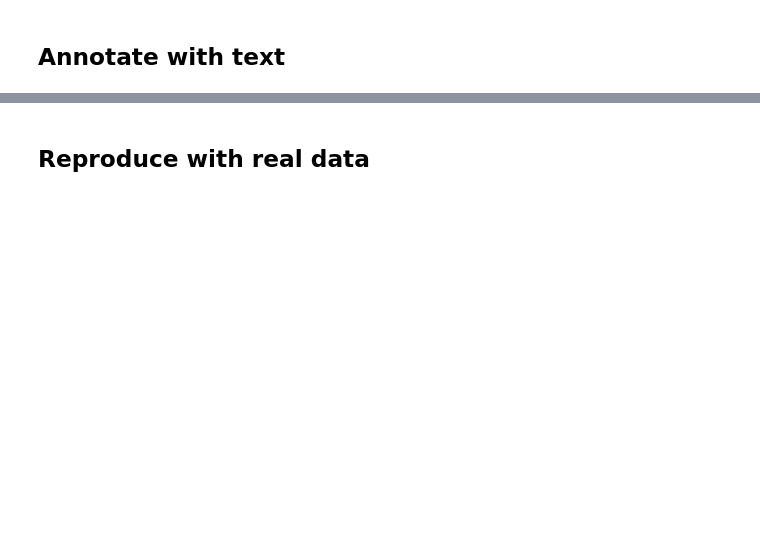
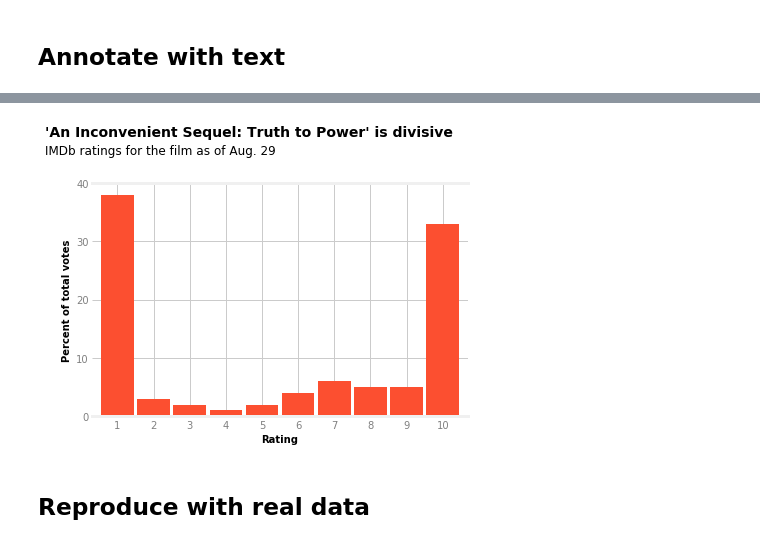
Before and after one commit to garretbassett/DS-Unit-1-Sprint-2-Data-Wrangling-and-Storytelling, a Jupyter notebook: module3-make-explanatory-visualizations/Garret_Bassett_LS_DS_123_Make_Explanatory_Visualizations.ipynb, the cells around one changed output, grey strips where cells are left out. Saved outputs shown, nothing was run; the diff lists cells and outputs as text; code cells hidden in the pictures; blank space fills up the shorter version.

```diff
--- a/module3-make-explanatory-visualizations/Garret_Bassett_LS_DS_123_Make_Explanatory_Visualizations.ipynb
+++ b/module3-make-explanatory-visualizations/Garret_Bassett_LS_DS_123_Make_Explanatory_Visualizations.ipynb
@@ -484,3 +497,24 @@ fake2.value_counts().sort_index().plot.bar(color='C1', width=0.9);
+# %%
+import matplotlib.pyplot as plt
+
+fig, ax = plt.subplots(facecolor='white')
+ax.set_facecolor('white')
+ax.spines['right'].set_visible(False)
+ax.spines['left'].set_visible(False)
+
+fake.plot.bar(color='C1', width=0.9)
+plt.text(x=-2, y=48, fontsize=14, fontweight='bold',
+        s="'An Inconvenient Sequel: Truth to Power' is divisive")
+plt.text(x=-2, y=45, fontsize=12,
+        s='IMDb ratings for the film as of Aug. 29')
+plt.yticks([0,10,20,30,40], color='gray', fontsize=10)
+plt.xticks(color='gray', fontsize=10, rotation=0)
+# ax.set_xticklabels(color='gray')
+plt.xlabel('Rating', fontweight='bold', fontsize=10)
+plt.ylabel('Percent of total votes', fontweight='bold', fontsize=10)
+plt.show()
+# %% [output]
+[figure, added]
 # %% [markdown]
 ## Reproduce with real data
 # %%
```
Also changed, not shown: parts of 24 cells of this notebook.
